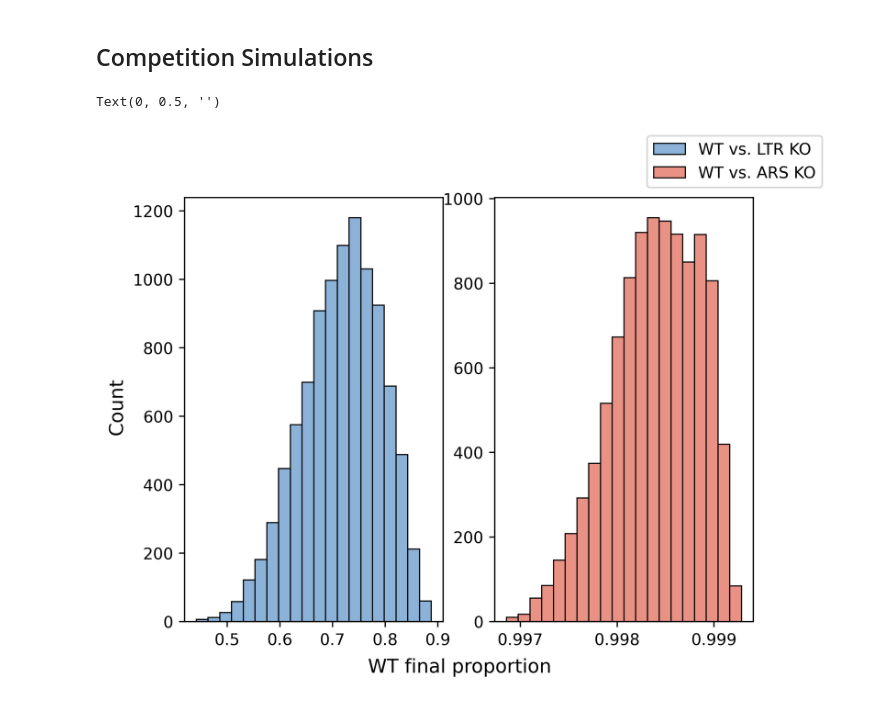
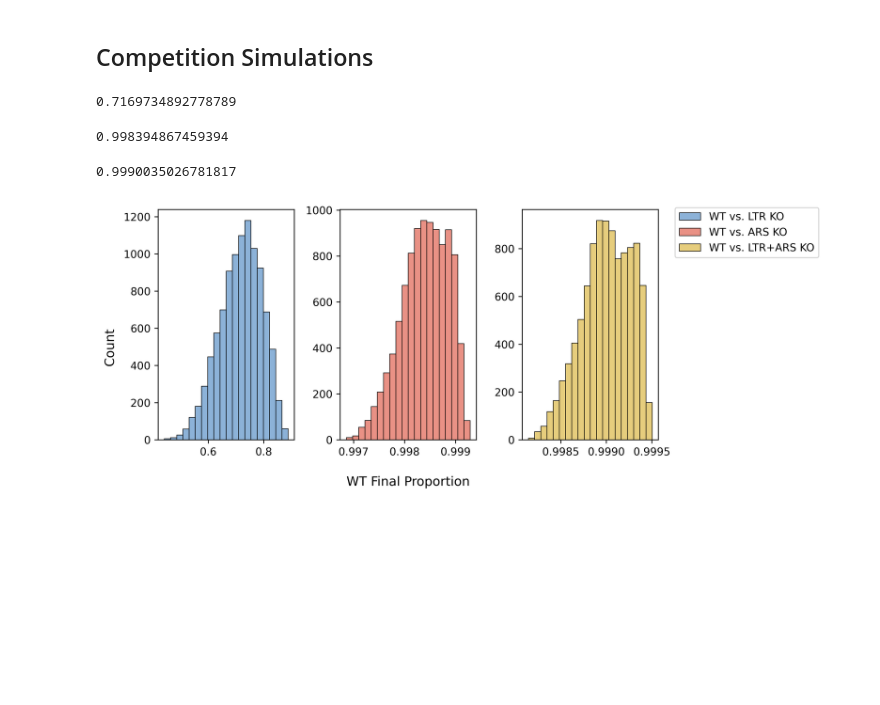
Before and after one commit to yoavram-lab/chuong_et_al, a Jupyter notebook: Competition.ipynb, the cells around one changed output. Drawn from its saved outputs; the diff is of its cells as text; code cells hidden in the pictures; blank space fills up the shorter version.

```diff
--- a/Competition.ipynb
+++ b/Competition.ipynb
@@ -69,21 +69,31 @@ def competition_estimation(g1, g2, samples=100):
             s_2, m_2 = collective_posteriors[g2].samples[j,0:-1]
             states = CompSimulator(torch.tensor([s_1,s_2,m_1,m_2]))
             k.append(states[0])
-
-    return np.array(k)
+    k = np.array(k)
+    print(k.mean())
+    return k
 # %%
 from seaborn import histplot as hst
-fig, ax = plt.subplots(1,2)
+fig, ax = plt.subplots(1,4, tight_layout=True, figsize=(10,4))
+
 vs_ltr_final_prop = competition_estimation('wt', 'ltr')
 hst(vs_ltr_final_prop, color=rep_colors['ltr'], label='WT vs. LTR KO', bins=20, ax=ax[0])
+
 vs_ars_final_prop = competition_estimation('wt', 'ars')
 hst(vs_ars_final_prop, color=rep_colors['ars'], label='WT vs. ARS KO', bins=20, ax=ax[1])
 
-fig.supxlabel('WT final proportion')
+vs_all_final_prop = competition_estimation('wt', 'all')
+hst(vs_all_final_prop, color=rep_colors['all'], label='WT vs. LTR+ARS KO', bins=20, ax=ax[2])
+
+ax[3].set_axis_off() # room for legend
+
+ax[1].set_xlabel('\nWT Final Proportion', fontsize=12)
 fig.supylabel('Count')
-fig.legend(fontsize=10)
-ax[0].set_ylabel('')
-ax[1].set_ylabel('')
+fig.legend(fontsize=10, loc = (0.77,0.8))
+for j in range(3):
+        ax[j].set_ylabel('')
 # %% [output]
-Text(0, 0.5, '')
+0.7169734892778789
+0.998394867459394
+0.9990035026781817
-[figure, old version]
+[figure, new version]
```
Also changed, not shown: parts of 1 cell of this notebook.
